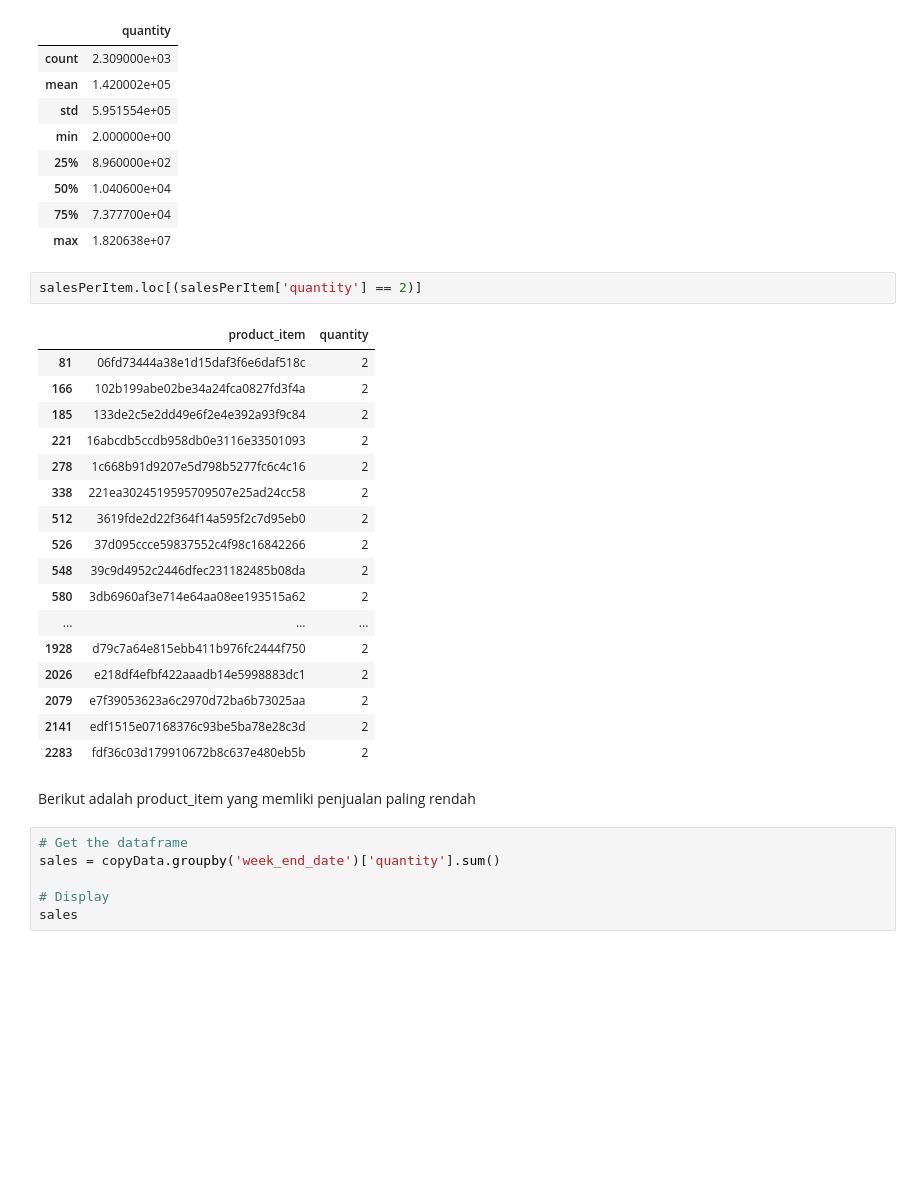
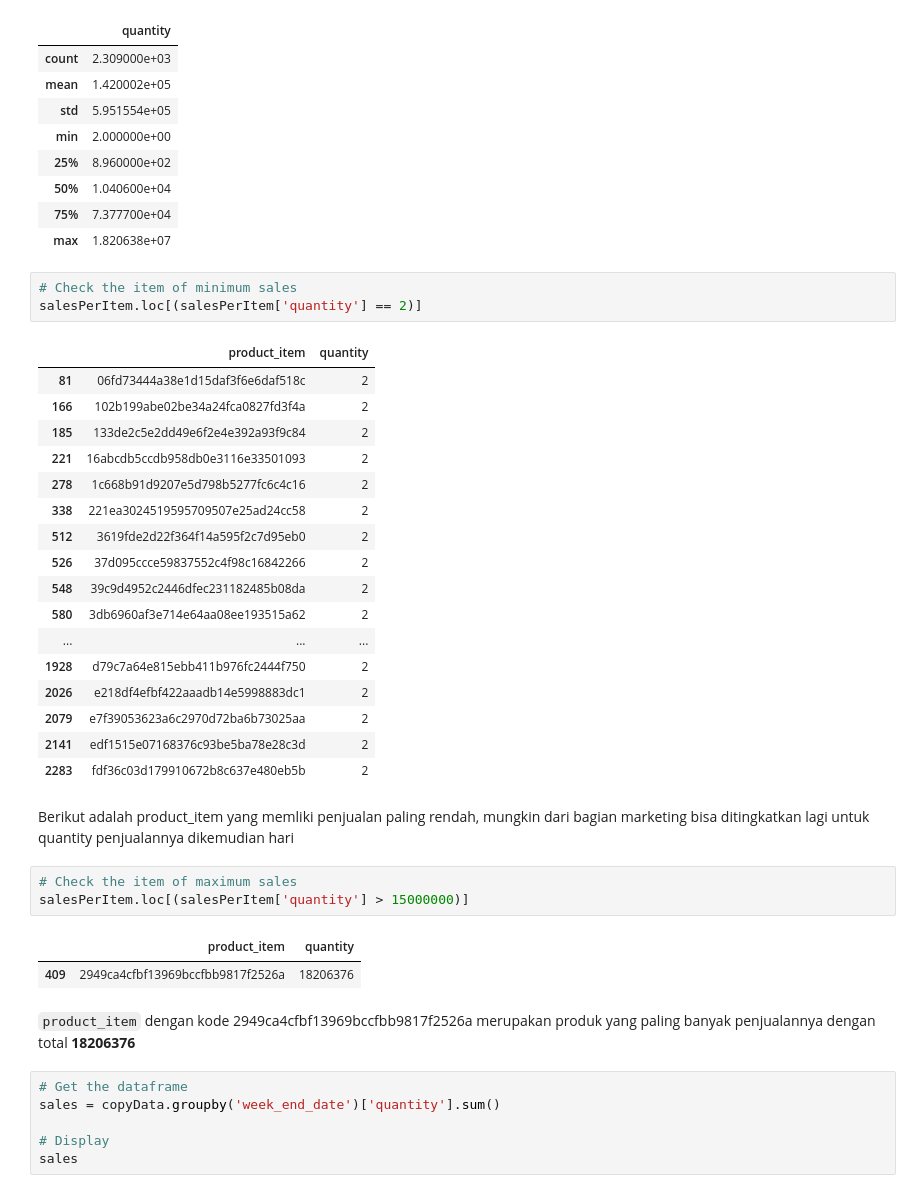
Before and after one commit to andik-alfauzi/Final-Project, a Jupyter notebook: Final_Project_Andik_Al_Fauzi.ipynb, the cells around one changed output. Saved outputs shown, nothing was run; the diff lists cells and outputs as text; blank space fills up the shorter version.

```diff
--- a/Final_Project_Andik_Al_Fauzi.ipynb
+++ b/Final_Project_Andik_Al_Fauzi.ipynb
@@ -200,6 +207,7 @@ salesPerItem.describe()
 | 75% | 7.377700e+04 |
 | max | 1.820638e+07 |
 # %%
+# Check the item of minimum sales
 salesPerItem.loc[(salesPerItem['quantity'] == 2)]
 # %% [output]
 |  | product_item | quantity |
@@ -220,7 +228,15 @@ salesPerItem.loc[(salesPerItem['quantity'] == 2)]
 | 2141 | edf1515e07168376c93be5ba78e28c3d | 2 |
 | 2283 | fdf36c03d179910672b8c637e480eb5b | 2 |
 # %% [markdown]
-Berikut adalah product_item yang memliki penjualan paling rendah
+Berikut adalah product_item yang memliki penjualan paling rendah, mungkin dari bagian marketing bisa ditingkatkan lagi untuk quantity penjualannya dikemudian hari
+# %%
+# Check the item of maximum sales
+salesPerItem.loc[(salesPerItem['quantity'] > 15000000)]
+# %% [output]
+|  | product_item | quantity |
+| 409 | 2949ca4cfbf13969bccfbb9817f2526a | 18206376 |
+# %% [markdown]
+`product_item` dengan kode 2949ca4cfbf13969bccfbb9817f2526a merupakan produk yang paling banyak penjualannya dengan total **18206376**
 # %%
 # Get the dataframe
 sales = copyData.groupby('week_end_date')['quantity'].sum()
```
Also changed, not shown: parts of 11 cells of this notebook, 1 other file.
